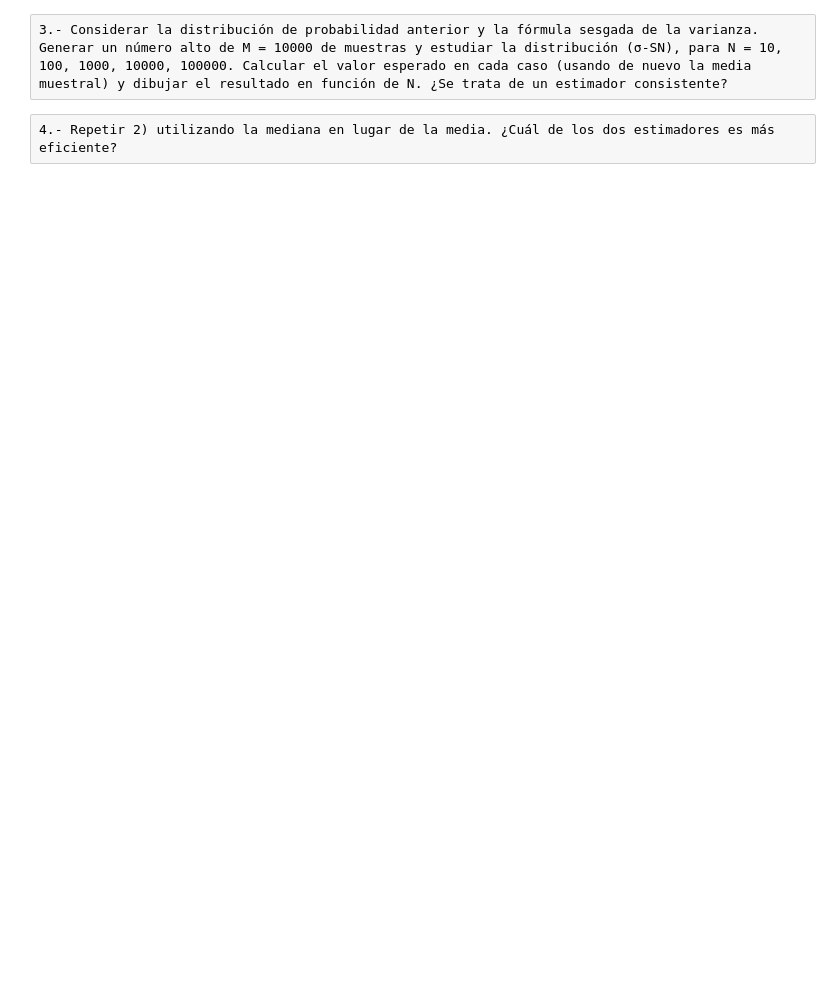
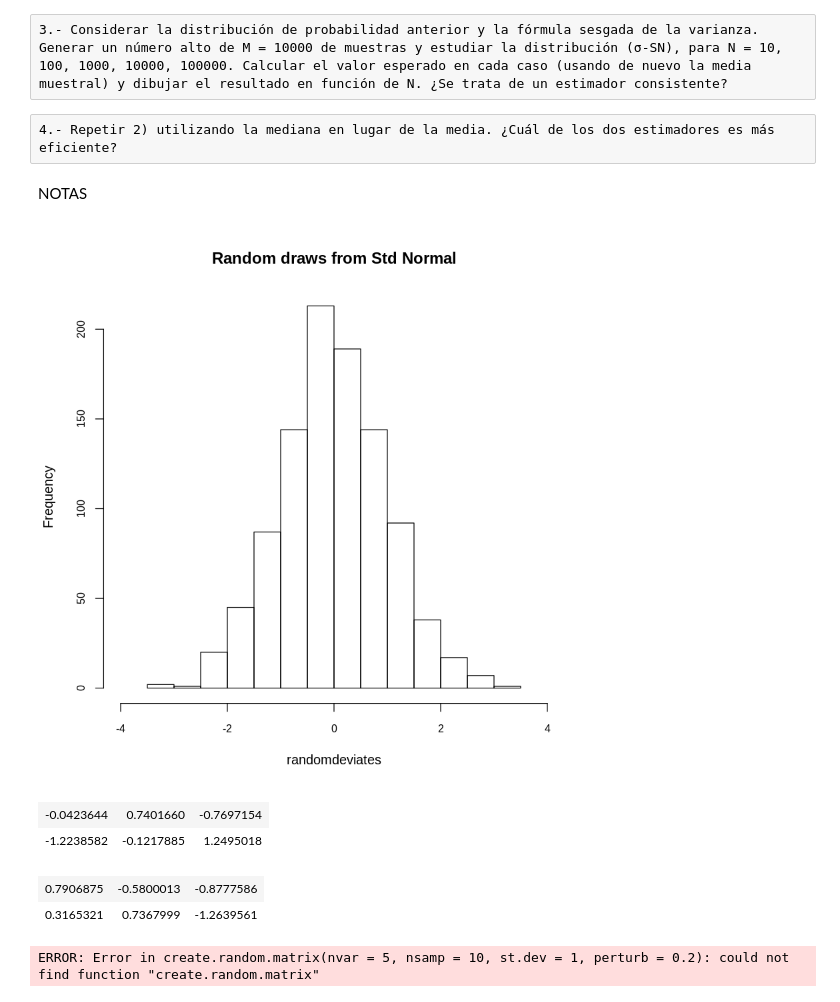
Before and after one commit to yerartdev/uc-m1965-stats, a Jupyter notebook: p7/stats-ii-practica-1.ipynb, the cells around one changed output. Saved outputs shown, nothing was run; the diff lists cells and outputs as text; code cells hidden in the pictures; blank space fills up the shorter version.

```diff
--- a/p7/stats-ii-practica-1.ipynb
+++ b/p7/stats-ii-practica-1.ipynb
@@ -38,3 +96,35 @@ lines(xfit, yfit, col="blue", lwd=2)
 3.- Considerar la distribución de probabilidad anterior y la fórmula sesgada de la varianza. Generar un número alto de M = 10000 de muestras y estudiar la distribución (σ-SN), para N = 10, 100, 1000, 10000, 100000. Calcular el valor esperado en cada caso (usando de nuevo la media muestral) y dibujar el resultado en función de N. ¿Se trata de un estimador consistente?
 # %% [raw]
 4.- Repetir 2) utilizando la mediana en lugar de la media. ¿Cuál de los dos estimadores es más eficiente?
+# %% [markdown]
+NOTAS
+# %%
+#::GMG::Notas
+randomdeviates<-rnorm(1000,0,1)
+hist(randomdeviates, main="Random draws from Std Normal", cex.axis=.8, xlim=c(-4,4))
+# %% [output]
+[figure, added]
+# %%
+m1<-matrix(rnorm(6),2,3)
+m1
+# %% [output]
+| -0.0423644 | 0.7401660 | -0.7697154 |
+| -1.2238582 | -0.1217885 | 1.2495018 |
+# %%
+m2<-replicate(3, rnorm(2))
+m2
+# %% [output]
+| 0.7906875 | -0.5800013 | -0.8777586 |
+| 0.3165321 | 0.7367999 | -1.2639561 |
+# %%
+# Create Multivariate Matrices
+# Random Multivariate Matrix
+# 5 variables, 10 samples, 1 standard devation, 0.2 noise factor
+#https://www.rdocumentation.org/packages/OmicsMarkeR/versions/1.4.2/topics/create.random.matrix
+rand.mat <- create.random.matrix(nvar = 5,
+                                 nsamp = 10,
+                                 st.dev = 1,
+                                 perturb = 0.2)
+rand.mat
+# %% [output]
+ERROR: Error in create.random.matrix(nvar = 5, nsamp = 10, st.dev = 1, perturb = 0.2): could not find function "create.random.matrix"
```
Also changed, not shown: parts of 11 cells of this notebook, 2 other files.
